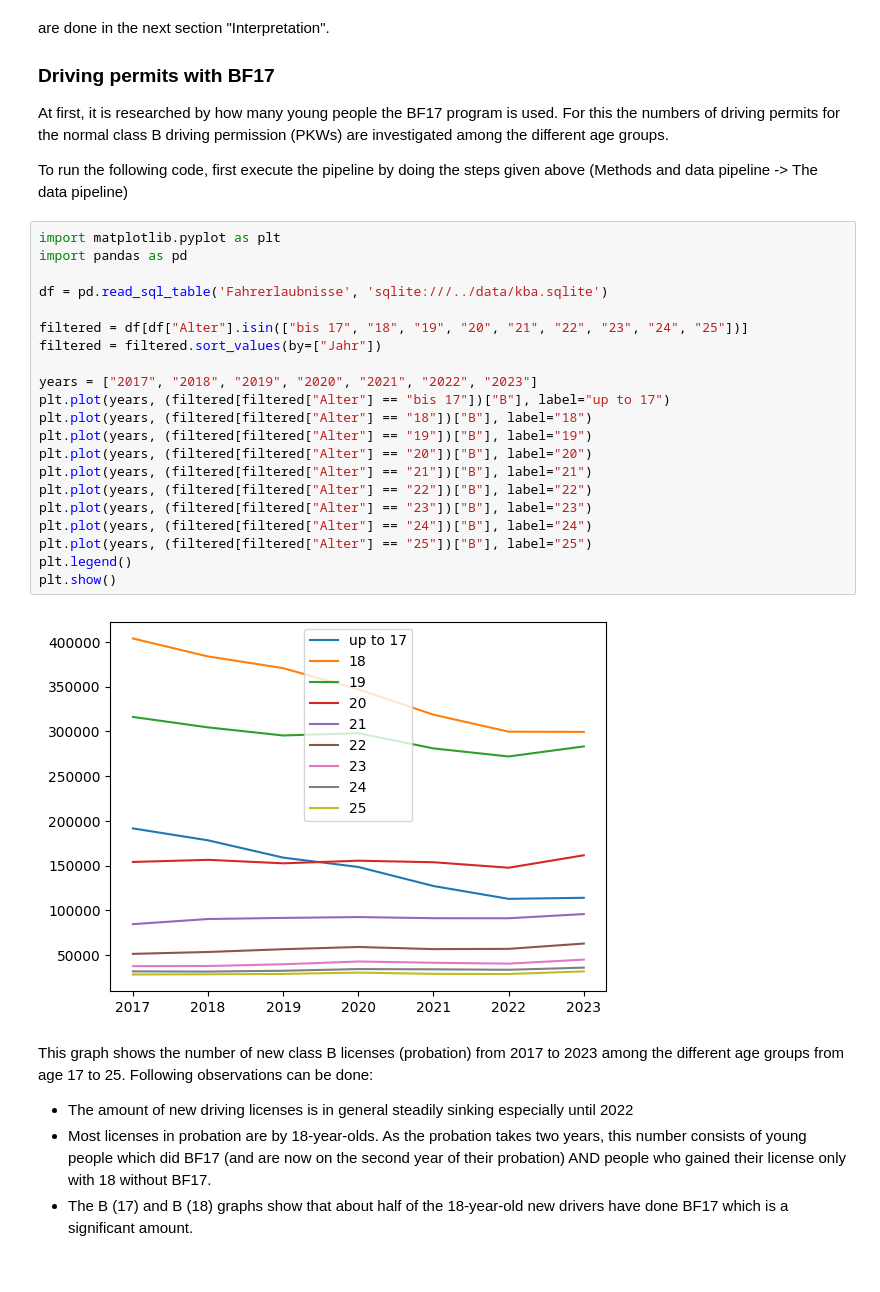
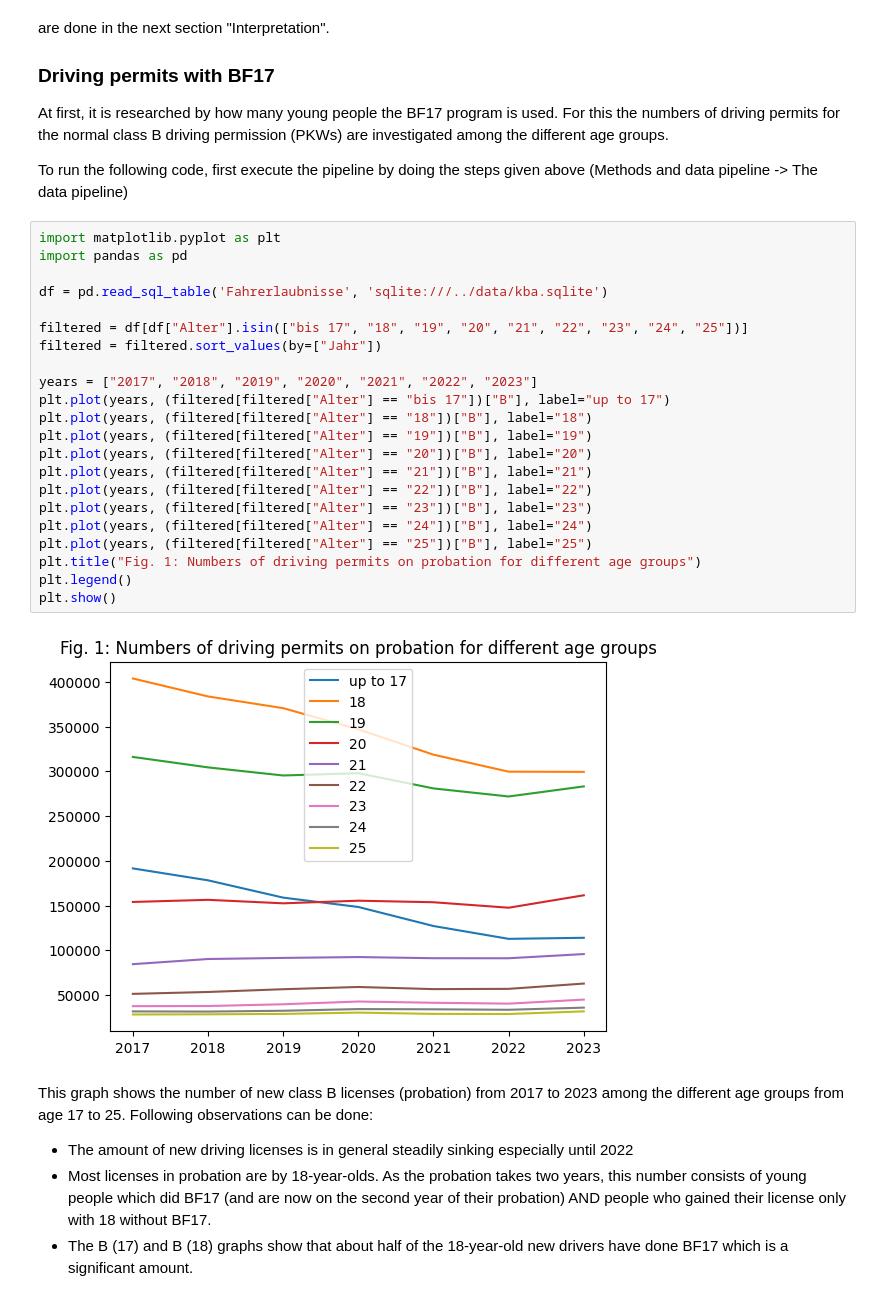
Before and after one commit to Domi020/made, a Jupyter notebook: project/report.ipynb, the cells around one changed output. Drawn from its saved outputs; the diff is of its cells as text; blank space fills up the shorter version.

```diff
--- a/project/report.ipynb
+++ b/project/report.ipynb
@@ -94,26 +95,27 @@ To run the following code, first execute the pipeline by doing the steps given a
 # %%
 import matplotlib.pyplot as plt
 import pandas as pd
 
 df = pd.read_sql_table('Fahrerlaubnisse', 'sqlite:///../data/kba.sqlite')
 
 filtered = df[df["Alter"].isin(["bis 17", "18", "19", "20", "21", "22", "23", "24", "25"])]
 filtered = filtered.sort_values(by=["Jahr"])
 
 years = ["2017", "2018", "2019", "2020", "2021", "2022", "2023"]
 plt.plot(years, (filtered[filtered["Alter"] == "bis 17"])["B"], label="up to 17")
 plt.plot(years, (filtered[filtered["Alter"] == "18"])["B"], label="18")
 plt.plot(years, (filtered[filtered["Alter"] == "19"])["B"], label="19")
 plt.plot(years, (filtered[filtered["Alter"] == "20"])["B"], label="20")
 plt.plot(years, (filtered[filtered["Alter"] == "21"])["B"], label="21")
 plt.plot(years, (filtered[filtered["Alter"] == "22"])["B"], label="22")
 plt.plot(years, (filtered[filtered["Alter"] == "23"])["B"], label="23")
 plt.plot(years, (filtered[filtered["Alter"] == "24"])["B"], label="24")
 plt.plot(years, (filtered[filtered["Alter"] == "25"])["B"], label="25")
+plt.title("Fig. 1: Numbers of driving permits on probation for different age groups")
 plt.legend()
 plt.show()
 # %% [output]
-[figure, old version]
+[figure, new version]
 # %% [markdown]
 This graph shows the number of new class B licenses (probation) from 2017 to 2023 among the different age groups from age 17 to 25.
 Following observations can be done:
```
Also changed, not shown: parts of 16 cells of this notebook.
